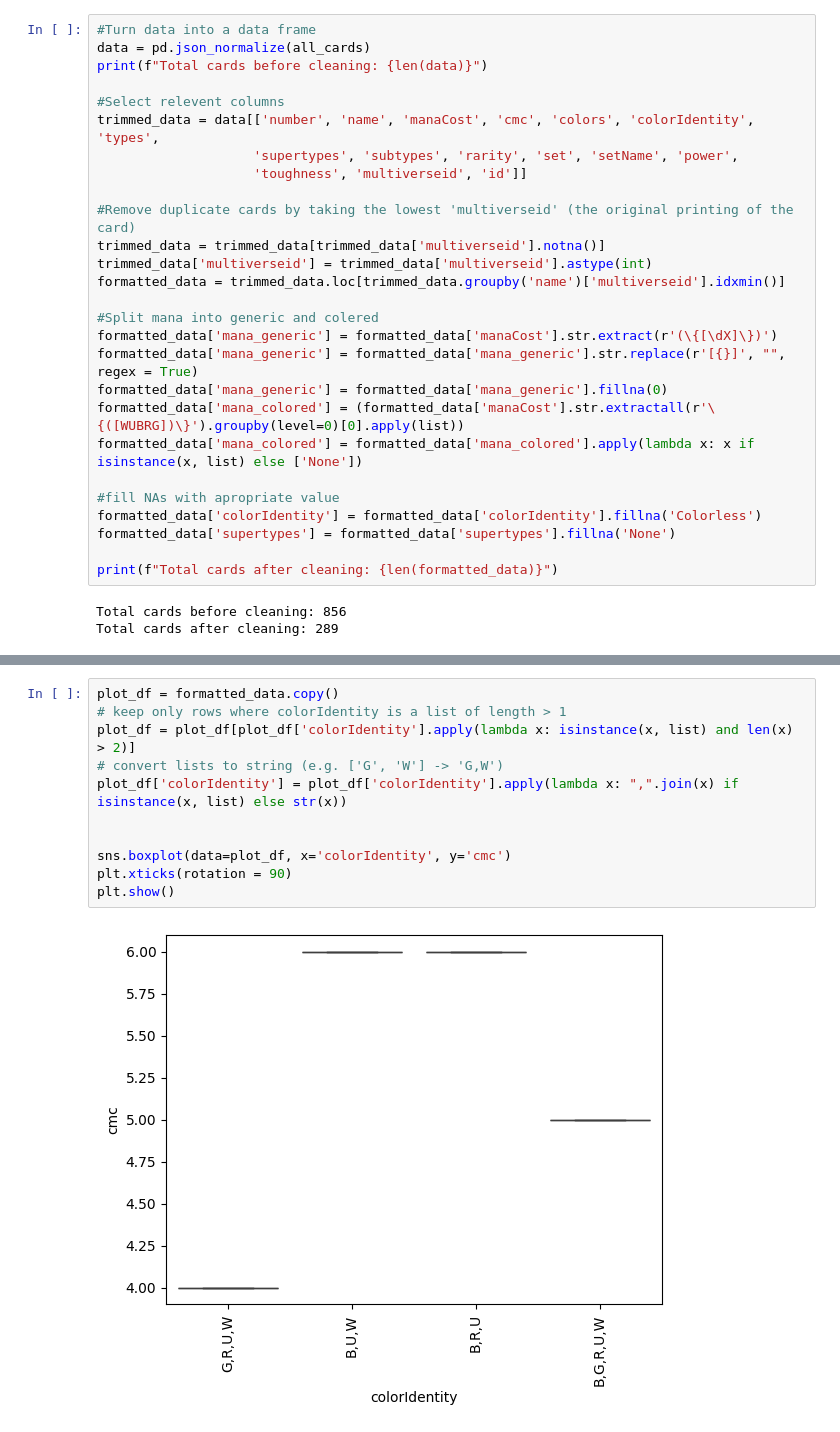
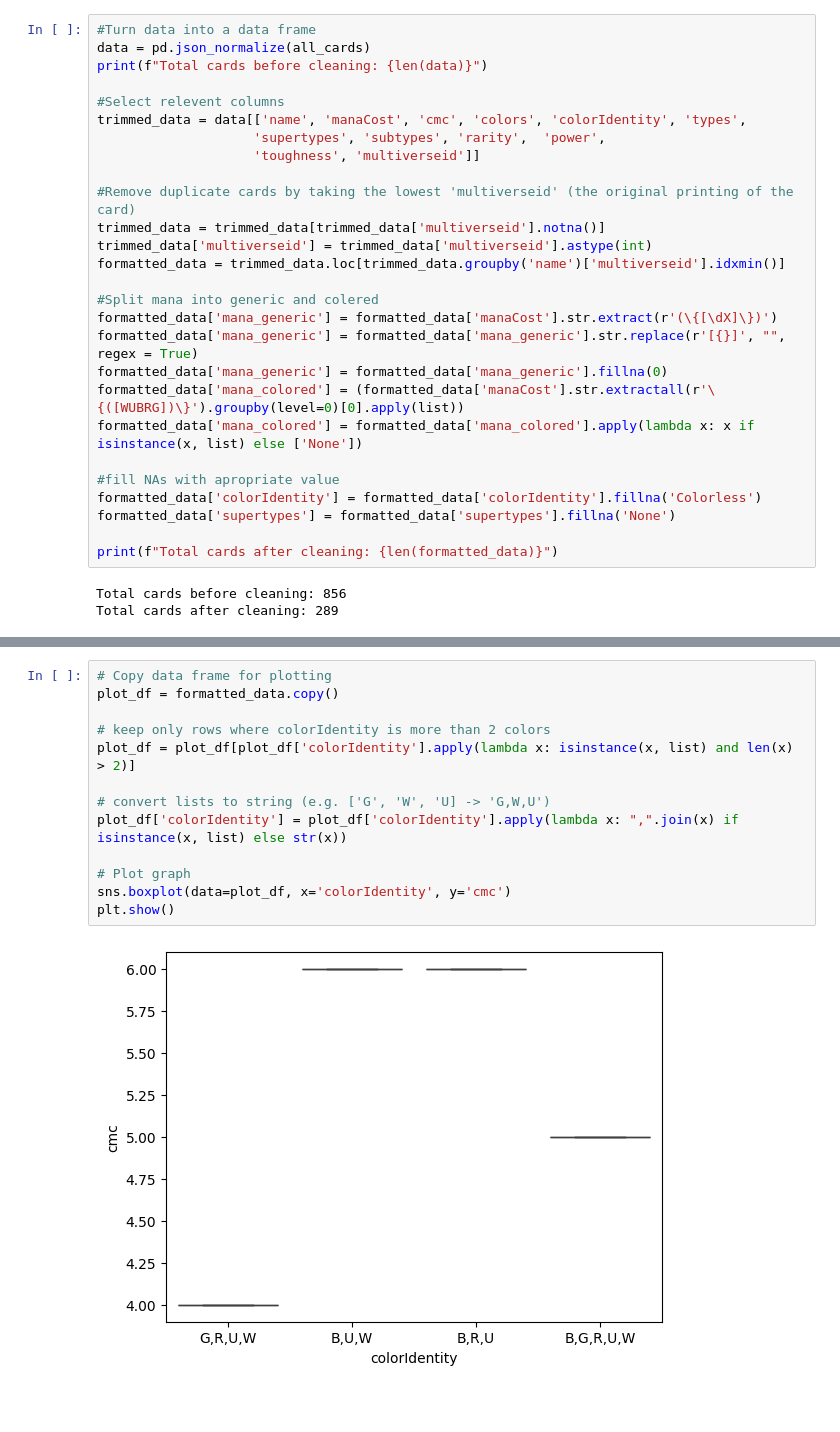
Before and after one commit to FBIagent42/magic_data_set, a Jupyter notebook: main.ipynb, the cells around one changed output, grey strips where cells are left out. Saved outputs shown, nothing was run; the diff lists cells and outputs as text; blank space fills up the shorter version.

```diff
--- a/main.ipynb
+++ b/main.ipynb
@@ -54,9 +56,9 @@ data = pd.json_normalize(all_cards)
 print(f"Total cards before cleaning: {len(data)}")
 
 #Select relevent columns
-trimmed_data = data[['number', 'name', 'manaCost', 'cmc', 'colors', 'colorIdentity', 'types',
-                    'supertypes', 'subtypes', 'rarity', 'set', 'setName', 'power',
-                    'toughness', 'multiverseid', 'id']]
+trimmed_data = data[['name', 'manaCost', 'cmc', 'colors', 'colorIdentity', 'types',
+                    'supertypes', 'subtypes', 'rarity',  'power',
+                    'toughness', 'multiverseid']]
 
 #Remove duplicate cards by taking the lowest 'multiverseid' (the original printing of the card)
 trimmed_data = trimmed_data[trimmed_data['multiverseid'].notna()]
@@ -107,14 +124,16 @@ plt.show()
 # %%
+# Copy data frame for plotting
 plot_df = formatted_data.copy()
-# keep only rows where colorIdentity is a list of length > 1
+
+# keep only rows where colorIdentity is more than 2 colors
 plot_df = plot_df[plot_df['colorIdentity'].apply(lambda x: isinstance(x, list) and len(x) > 2)]
-# convert lists to string (e.g. ['G', 'W'] -> 'G,W')
+
+# convert lists to string (e.g. ['G', 'W', 'U] -> 'G,W,U')
 plot_df['colorIdentity'] = plot_df['colorIdentity'].apply(lambda x: ",".join(x) if isinstance(x, list) else str(x))
 
-
+# Plot graph
 sns.boxplot(data=plot_df, x='colorIdentity', y='cmc')
-plt.xticks(rotation = 90)
 plt.show()
 # %% [output]
-[figure, old version]
+[figure, new version]
 # %%
```
Also changed, not shown: parts of 26 cells of this notebook, 8 other files.
